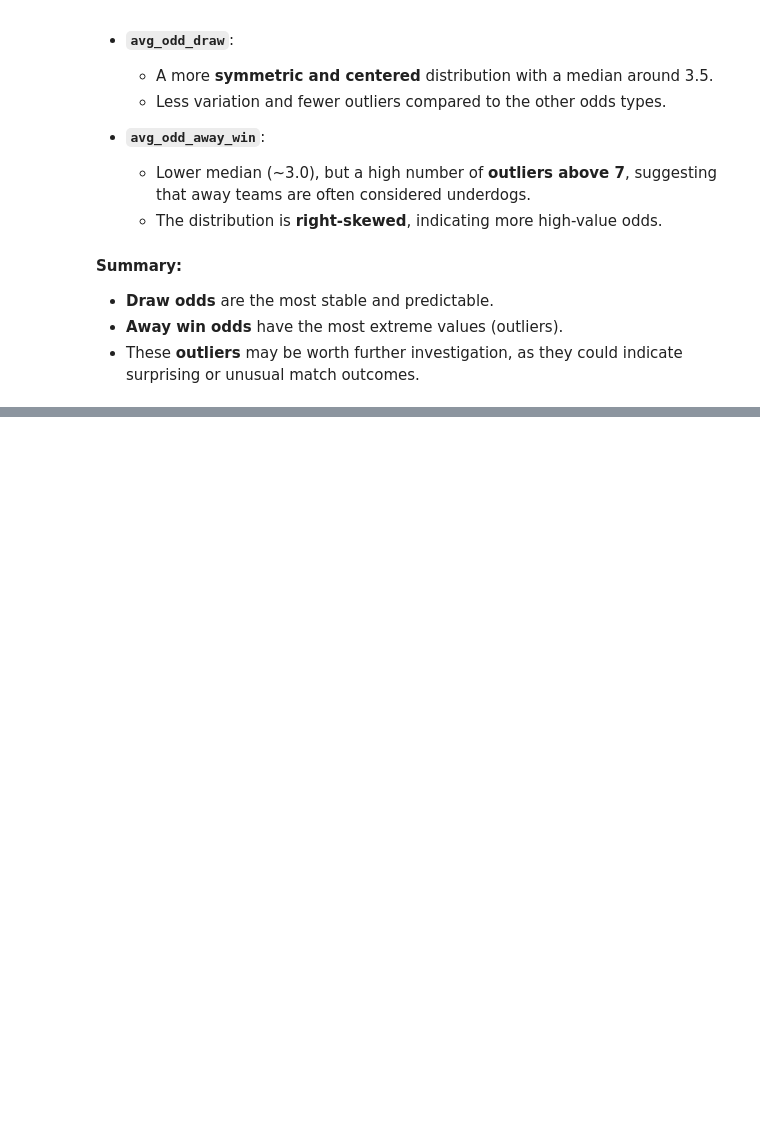
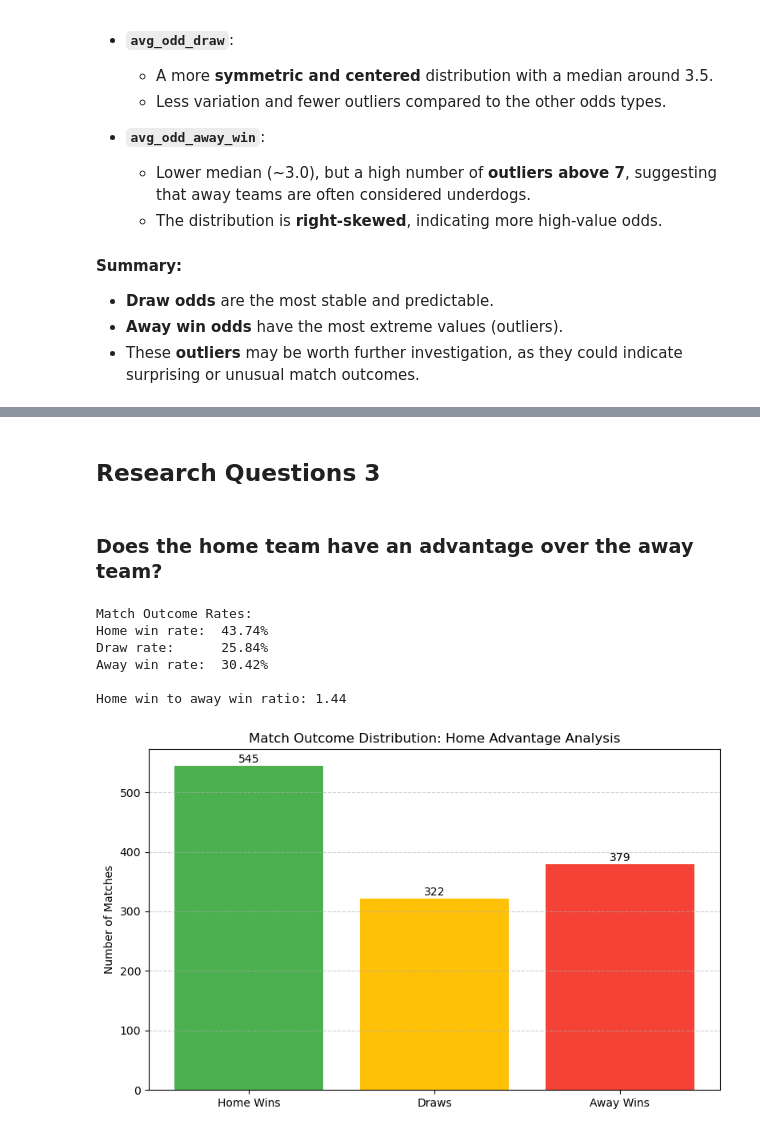
Before and after one commit to peterjanas/betting-BI, a Jupyter notebook: notebook/premier-eda.ipynb, the cells around one changed output, grey strips where cells are left out. Drawn from its saved outputs; the diff is of its cells as text; code cells hidden in the pictures; blank space fills up the shorter version.

```diff
--- a/notebook/premier-eda.ipynb
+++ b/notebook/premier-eda.ipynb
@@ -427,0 +537,51 @@ The boxplots show the distribution of average betting odds for home wins, draws,
+# %% [markdown]
+## Research Questions 3
+# %% [markdown]
+### Does the home team have an advantage over the away team?
+# %%
+total_matches = len(df)
+
+home_wins = df['home_outcome_W'].sum()
+draws = df['home_outcome_D'].sum()
+away_wins = df['home_outcome_L'].sum()
+
+home_win_rate = home_wins / total_matches
+draw_rate = draws / total_matches
+away_win_rate = away_wins / total_matches
+
+print("Match Outcome Rates:")
+print(f"Home win rate:  {home_win_rate:.2%}")
+print(f"Draw rate:      {draw_rate:.2%}")
+print(f"Away win rate:  {away_win_rate:.2%}")
+
+if away_win_rate > 0:
+    print(f"\nHome win to away win ratio: {home_win_rate / away_win_rate:.2f}")
+# %% [output]
+Match Outcome Rates:
+Home win rate:  43.74%
+Draw rate:      25.84%
+Away win rate:  30.42%
+
+Home win to away win ratio: 1.44
+# %%
+home_wins = df['home_outcome_W'].sum()
+draws = df['home_outcome_D'].sum()
+away_wins = df['home_outcome_L'].sum()
+
+labels = ['Home Wins', 'Draws', 'Away Wins']
+values = [home_wins, draws, away_wins]
+
+plt.figure(figsize=(8, 5))
+bars = plt.bar(labels, values, color=['#4CAF50', '#FFC107', '#F44336'])
+
+for bar in bars:
+    height = bar.get_height()
+    plt.text(bar.get_x() + bar.get_width()/2, height + 1, f"{height:.0f}", ha='center', va='bottom')
+
+plt.title("Match Outcome Distribution: Home Advantage Analysis")
+plt.ylabel("Number of Matches")
+plt.grid(axis='y', linestyle='--', alpha=0.6)
+plt.tight_layout()
+plt.show()
+# %% [output]
+[figure, added]
```
Also changed, not shown: parts of 25 cells of this notebook.
